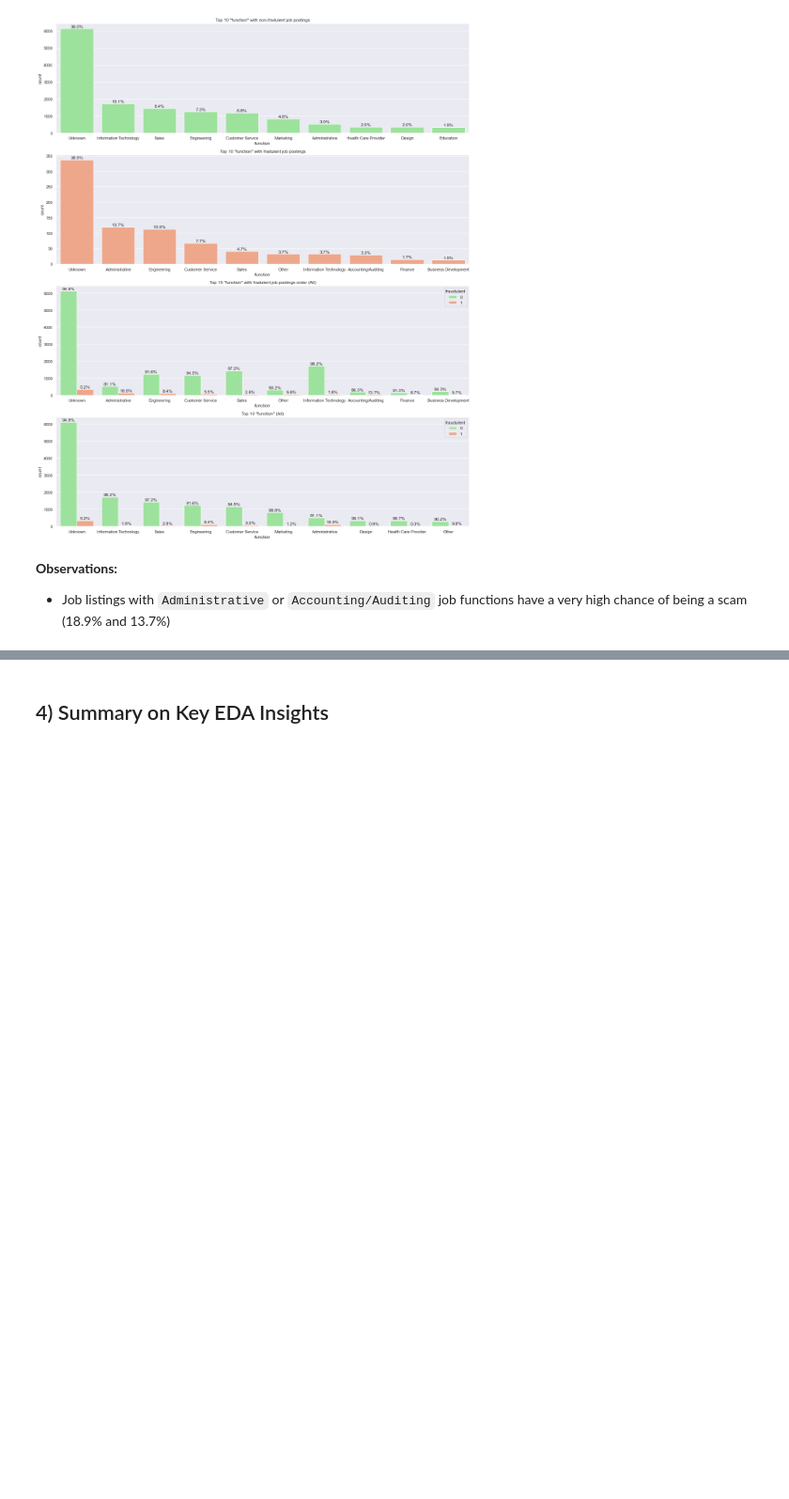
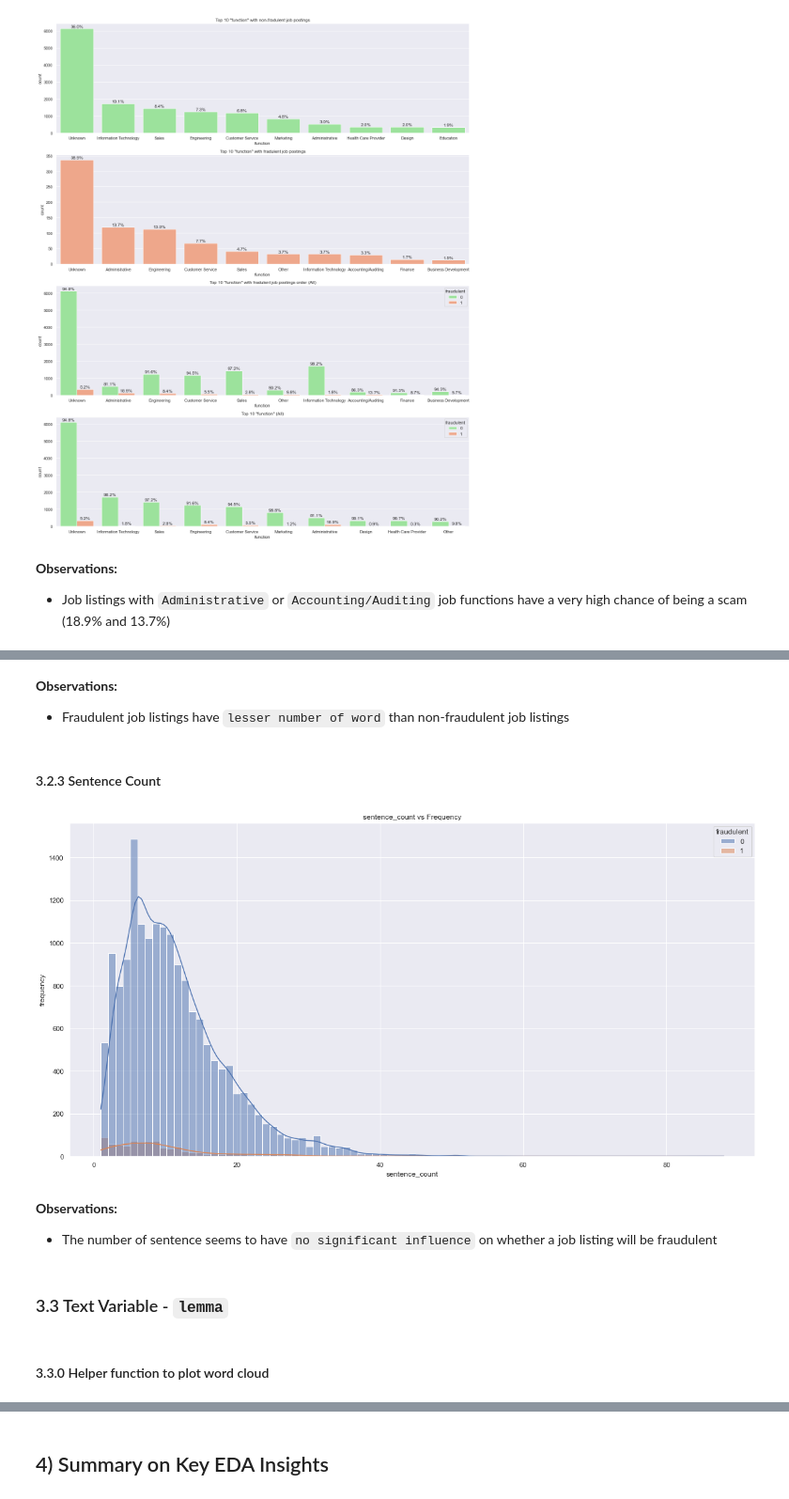
Before and after one commit to leileijng/bc2407-linkedin, a Jupyter notebook: Job Scam Detection/exploratory-data-analysis.ipynb, the cells around one changed output, grey strips where cells are left out. Shown at 94% size. Drawn from its saved outputs; the diff is of its cells as text; code cells hidden in the pictures; blank space fills up the shorter version.

```diff
--- a/Job Scam Detection/exploratory-data-analysis.ipynb
+++ b/Job Scam Detection/exploratory-data-analysis.ipynb
@@ -397,0 +495,17 @@ plotCategoricalCountPlot("function", limit=10)
+# %% [markdown]
+**Observations:**
+- Fraudulent job listings have `lesser number of word` than non-fraudulent job listings
+# %% [markdown]
+#### 3.2.3 Sentence Count
+# %%
+# Custom number of bins is set here to ensure visual continuity in the histogram bars
+plotHistogramWithHue("sentence_count", bins=85)
+# %% [output]
+[figure, added]
+# %% [markdown]
+**Observations:**
+- The number of sentence seems to have `no significant influence` on whether a job listing will be fraudulent
+# %% [markdown]
+### 3.3 Text Variable - `lemma`
+# %% [markdown]
+#### 3.3.0 Helper function to plot word cloud
```
Also changed, not shown: parts of 28 cells of this notebook.
